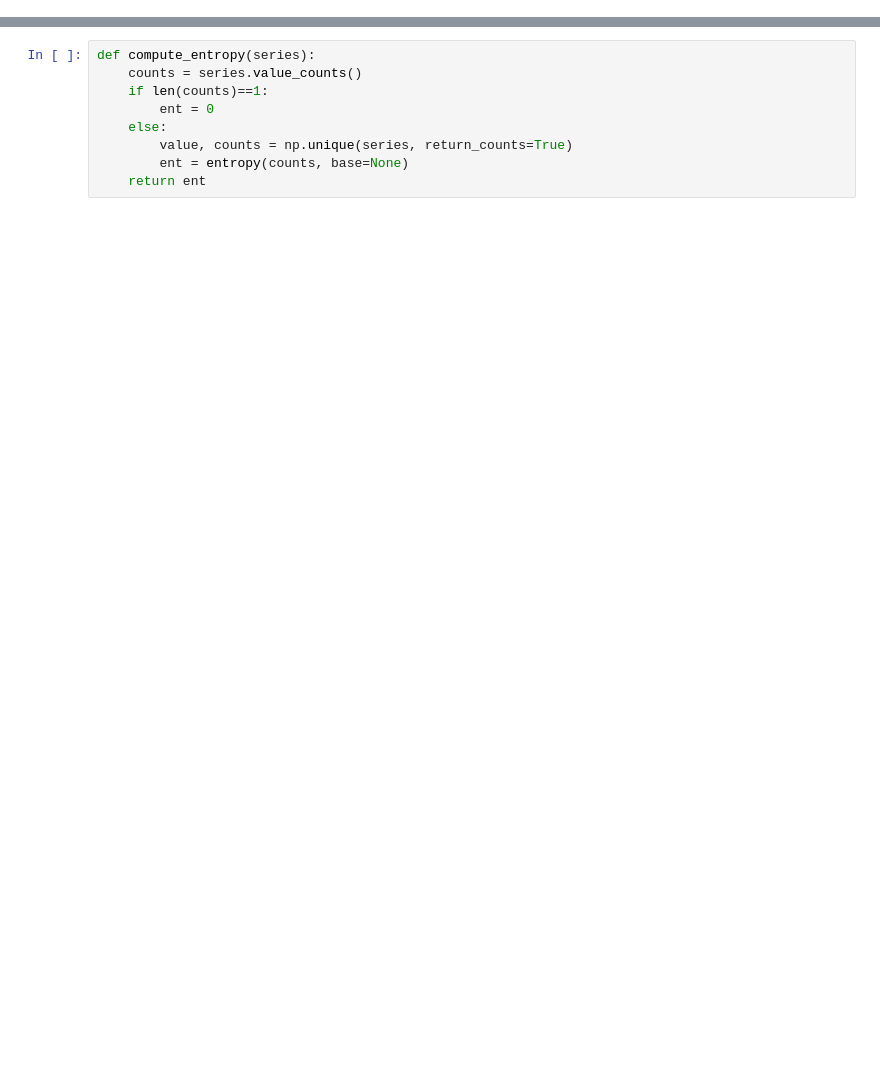
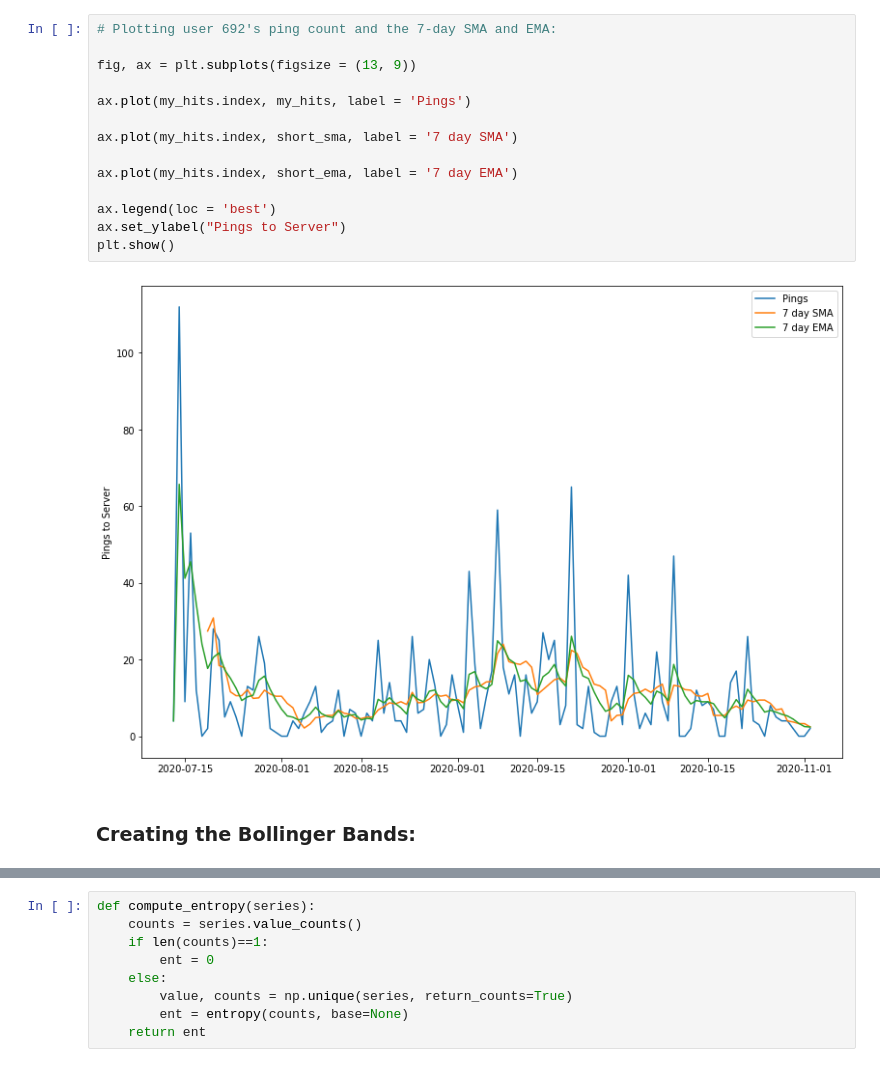
Before and after one commit to lukewbecker/anomaly-detection-exercises, a Jupyter notebook: time_series_anomaly_detection.ipynb, the cells around one changed output, grey strips where cells are left out. Drawn from its saved outputs; the diff is of its cells as text; blank space fills up the shorter version.

```diff
--- a/time_series_anomaly_detection.ipynb
+++ b/time_series_anomaly_detection.ipynb
@@ -110,0 +523,18 @@ df[['request_call','api_version','endpoints','http']] = \
+# %%
+# Plotting user 692's ping count and the 7-day SMA and EMA:
+
+fig, ax = plt.subplots(figsize = (13, 9))
+
+ax.plot(my_hits.index, my_hits, label = 'Pings')
+
+ax.plot(my_hits.index, short_sma, label = '7 day SMA')
+
+ax.plot(my_hits.index, short_ema, label = '7 day EMA')
+
+ax.legend(loc = 'best')
+ax.set_ylabel("Pings to Server")
+plt.show()
+# %% [output]
+[figure, added]
+# %% [markdown]
+### Creating the Bollinger Bands:
```
Also changed, not shown: parts of 87 cells of this notebook.
